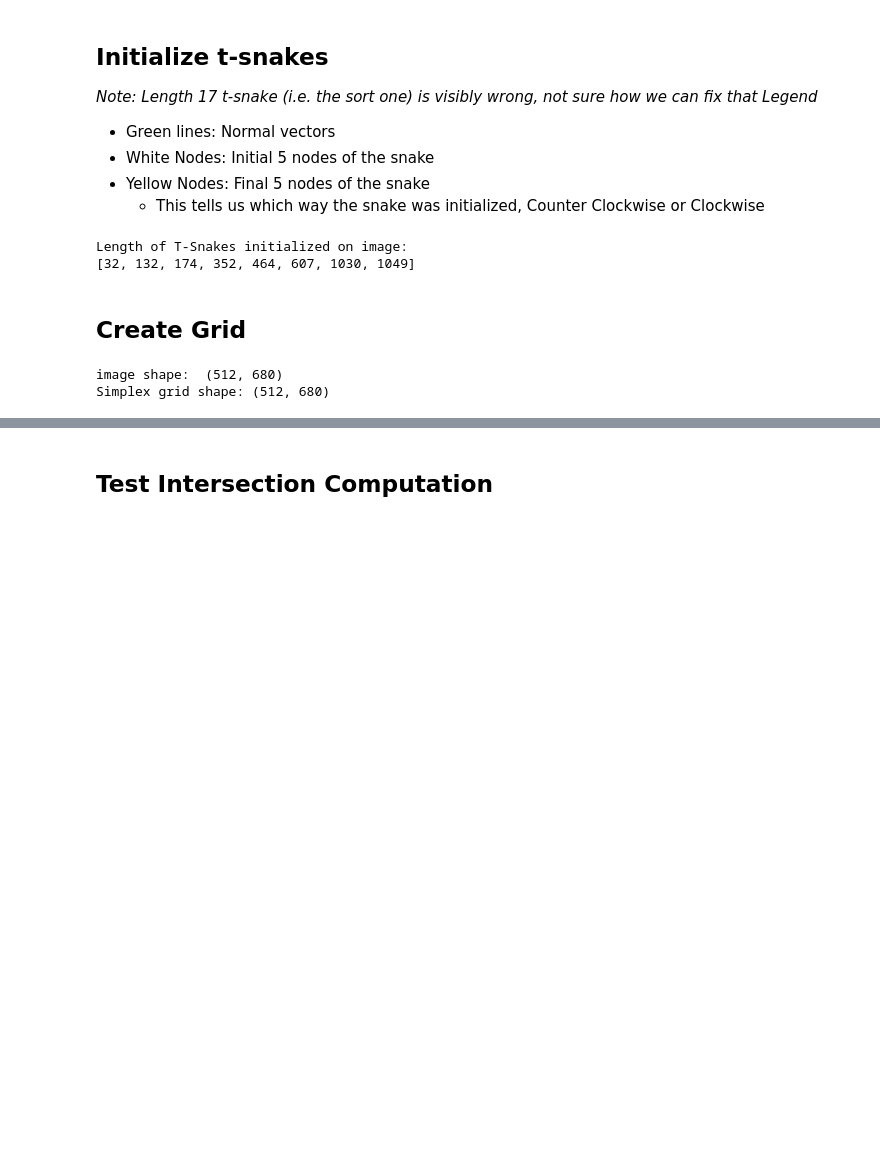
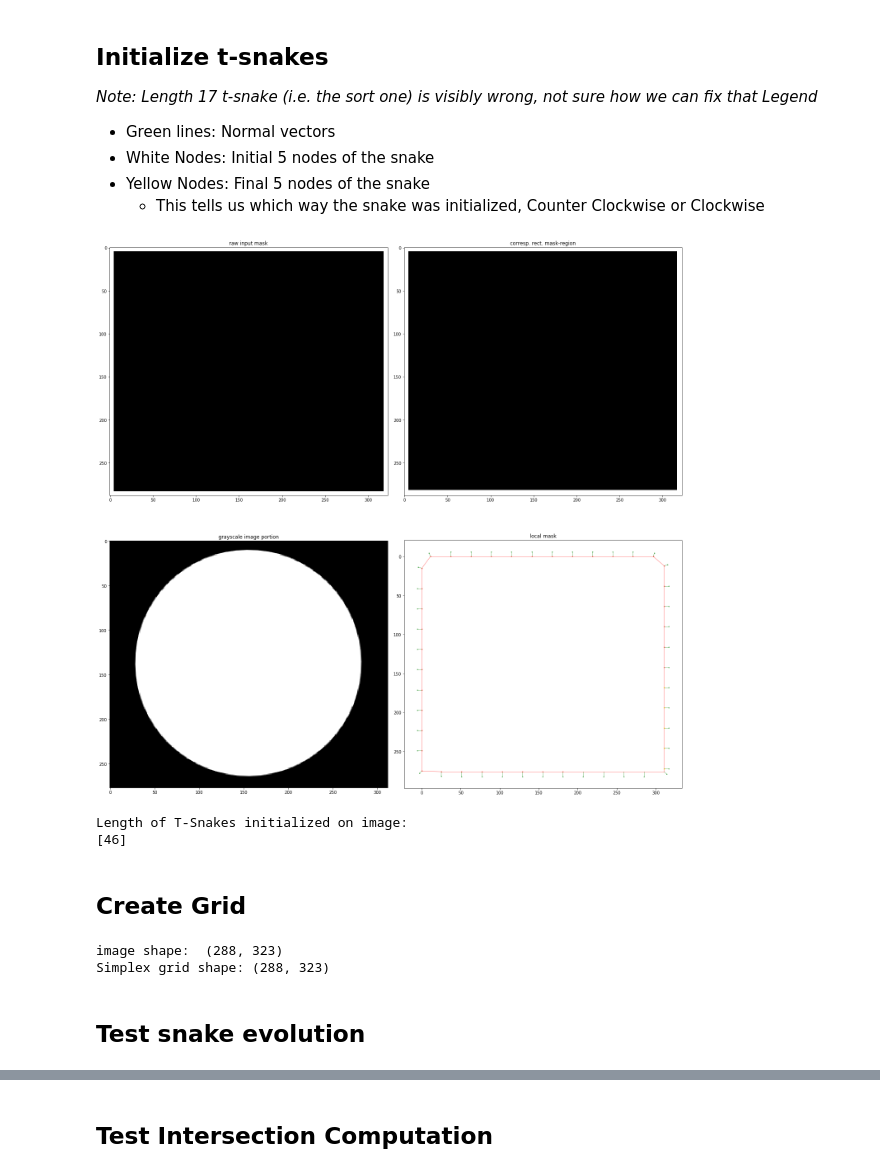
Before and after one commit to CS269-Capstone/t-snake-mask-generation, a Jupyter notebook: notebooks/Snake-Evolution-Tests.ipynb, the cells around one changed output, grey strips where cells are left out. Drawn from its saved outputs; the diff is of its cells as text; code cells hidden in the pictures; blank space fills up the shorter version.

```diff
--- a/notebooks/Snake-Evolution-Tests.ipynb
+++ b/notebooks/Snake-Evolution-Tests.ipynb
@@ -38,45 +42,56 @@ _Note: Length 17 t-snake (i.e. the sort one) is visibly wrong, not sure how we c
 * Yellow Nodes: Final 5 nodes of the snake
     * This tells us which way the snake was initialized, Counter Clockwise or Clockwise
 # %%
+### Parameters for T-snakes ###
+N = 45           # 30 nodes
+p = 0.002        # scale for Eq (7)
+c = 10.0         # scale for Eq (A.4)
+a = 17.5         # tension param in Eq (8)
+b = 35.0         # bending param in Eq (8)
+q = 30.0         # scale for Eq (4)
+gamma = 4.0      # friction param in Eq (8)
+dt = 0.08        # step size in Eq (8)
+sigma = 1.0      # gaussian filter param in Eq (A.4)
+threshold = 15
+
+# region = compute_masked_regions(image, mask)[0]
+# region.initialize_tsnake(N, p, c, sigma, a, b, q, gamma, dt, threshold)
+# region.visualize()
+
+# snake = region._initial_tsnake
+
 tsnakes = []
-
-### Parameters for T-snakes ###
-sigma = 20.0    # gaussian filter sigma
-p = 1.0         # scale final image force with p
-c = 2.0         # scale gradient magnitude of image (applied before p)
-a = 1.0         # tension parameter
-b = 1.0         # bending parameter
-q = 1.0         # amplitude of the inflation force
-gamma = 1.0     # friction coefficient
-dt = 1.0        # time step
-threshold = 10  # inflation force treshold
 
 for region in regions:
     tsnake = region.initialize_tsnake(
-        N=1000, p=p, c=c, sigma=sigma, a=a, b=b, q=q, gamma=gamma,
+        N=N, p=p, c=c, sigma=sigma, a=a, b=b, q=q, gamma=gamma,
         dt=dt, threshold=threshold
     )
     tsnakes.append(tsnake)
-    # region.visualize() # NOTE: To show tsnakes on images, uncomment
+    region.visualize() # NOTE: To show tsnakes on images, uncomment
 
-tsnakes.sort(key=lambda t: len(t.nodes))
+# tsnakes.sort(key=lambda t: len(t.nodes))
 t_snake_lengths = [len(t.nodes) for t in tsnakes]
 print('Length of T-Snakes initialized on image:\n{}'.format(t_snake_lengths))
 # %% [output]
+[figure, added]
 Length of T-Snakes initialized on image:
-[32, 132, 174, 352, 464, 607, 1030, 1049]
+[46]
 # %% [markdown]
 ## Create Grid
 # %%
 image = init.load_grayscale_image(img_path)
 print('image shape: ', image.shape)
-grid = Grid(image=image, scale=1)
+acid_grid = Grid(image=image, scale=1)
 
 # Update grid
 # NOTE: Uncomment for force, expensive calculation
-# force = grid.get_image_force(2,2,2)
-grid.gen_simplex_grid()
-print('Simplex grid shape: {}'.format(grid.grid.shape))
+acid_grid.get_image_force(sigma=sigma, c=c, p=p)
+acid_grid.get_inflation_force(threshold=threshold)
+acid_grid.gen_simplex_grid()
+print('Simplex grid shape: {}'.format(acid_grid.grid.shape))
 # %% [output]
-image shape:  (512, 680)
-Simplex grid shape: (512, 680)
+image shape:  (288, 323)
+Simplex grid shape: (288, 323)
+# %% [markdown]
+## Test snake evolution
```
Also changed, not shown: parts of 8 cells of this notebook, 4 other files.
